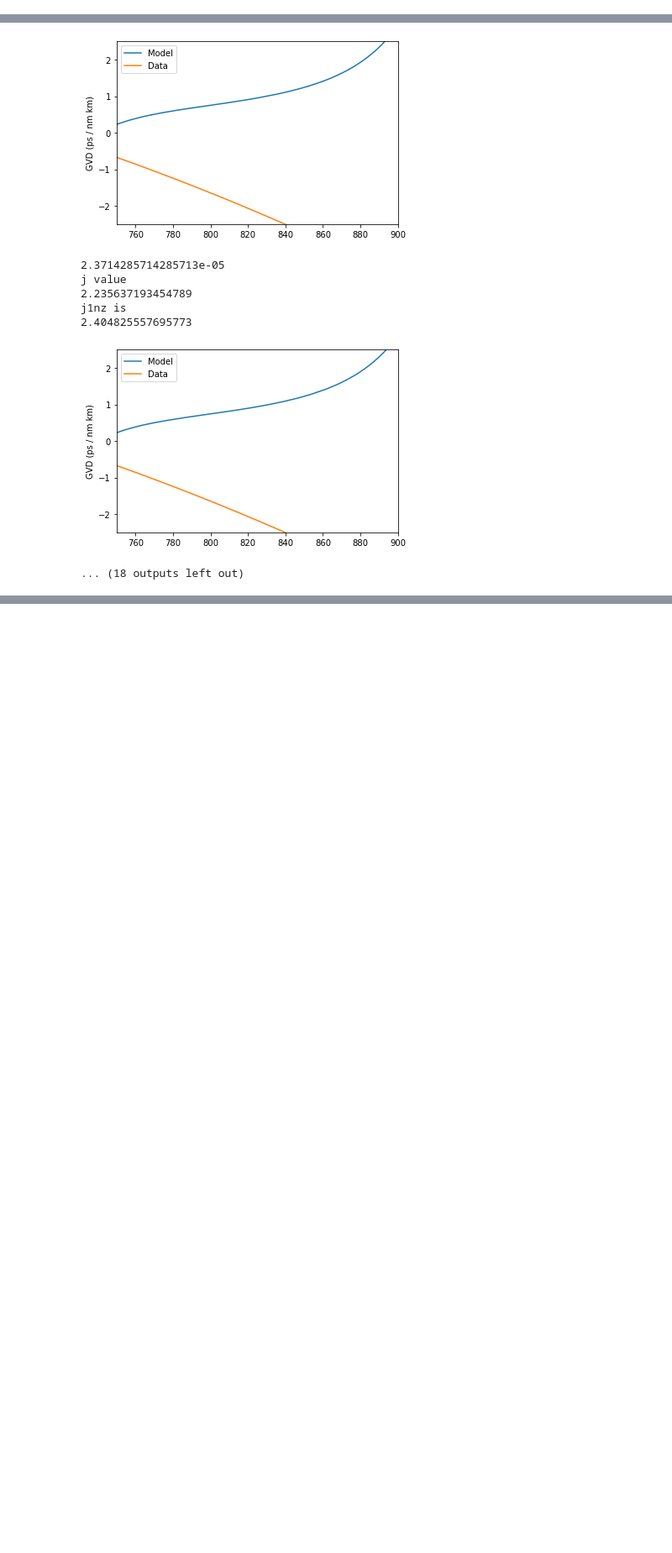
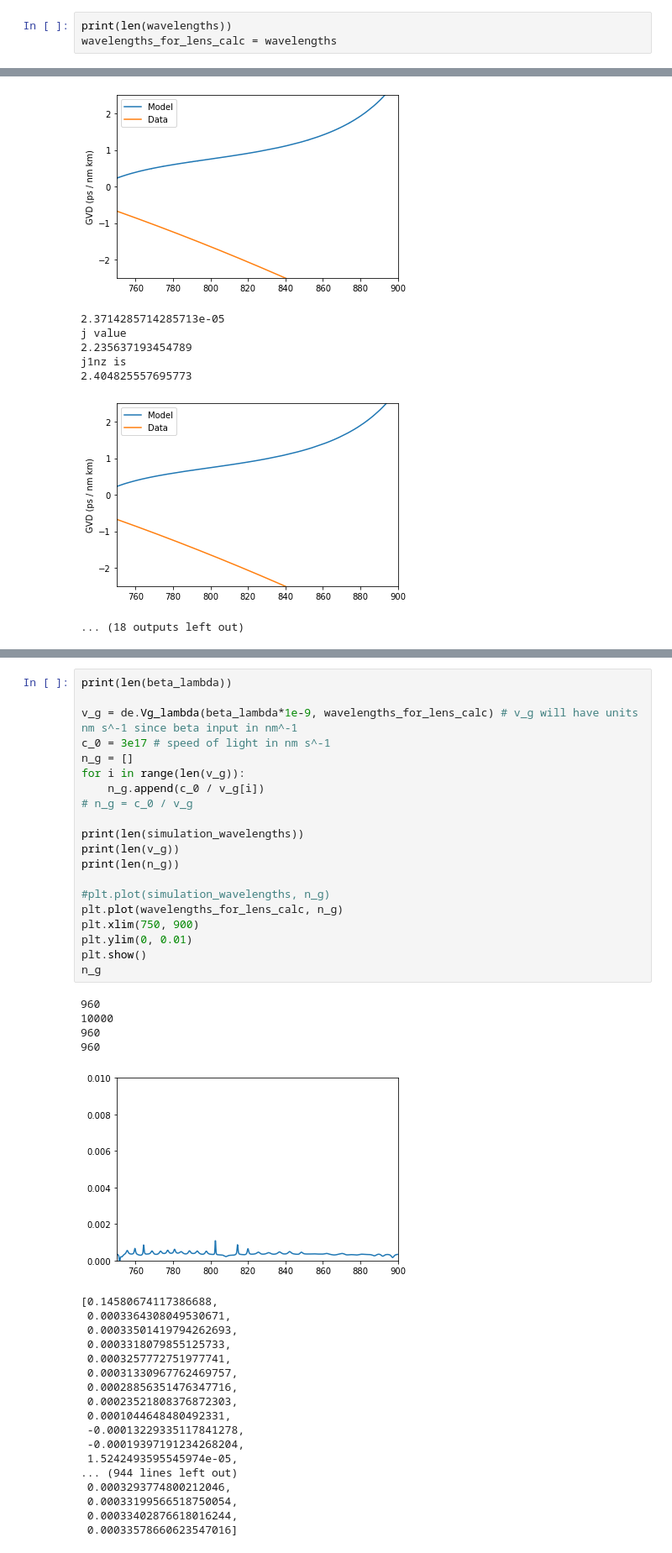
Before and after one commit to jmorse2020/FYP_Simulations, a Jupyter notebook: HCF_FFT_Dispersion_Extraction.ipynb, the cells around one changed output, grey strips where cells are left out. Shown at 84% size. Drawn from its saved outputs; the diff is of its cells as text; blank space fills up the shorter version.

```diff
--- a/HCF_FFT_Dispersion_Extraction.ipynb
+++ b/HCF_FFT_Dispersion_Extraction.ipynb
@@ -338,3 +338,6 @@ def GVD_lambda_func(beta, wavelengths, output_ps_nm_km = True):
     if output_ps_nm_km:
         GVD = np.array(GVD) * 1e24                                      # Converts from s / nm*nm to ps / nm*km (conventional).
     return GVD
+# %%
+print(len(wavelengths))
+wavelengths_for_lens_calc = wavelengths
@@ -677,0 +699,43 @@ j1nz is
+# %%
+print(len(beta_lambda))
+
+v_g = de.Vg_lambda(beta_lambda*1e-9, wavelengths_for_lens_calc) # v_g will have units nm s^-1 since beta input in nm^-1
+c_0 = 3e17 # speed of light in nm s^-1
+n_g = []
+for i in range(len(v_g)):
+    n_g.append(c_0 / v_g[i])
+# n_g = c_0 / v_g
+
+print(len(simulation_wavelengths))
+print(len(v_g))
+print(len(n_g))
+
+#plt.plot(simulation_wavelengths, n_g)
+plt.plot(wavelengths_for_lens_calc, n_g)
+plt.xlim(750, 900)
+plt.ylim(0, 0.01)
+plt.show()
+n_g
+# %% [output]
+960
+10000
+960
+960
+[figure, added]
+[0.14580674117386688,
+ 0.0003364308049530671,
+ 0.00033501419794262693,
+ 0.0003318079855125733,
+ 0.0003257772751977741,
+ 0.00031330967762469757,
+ 0.00028856351476347716,
+ 0.00023521808376872303,
+ 0.0001044648480492331,
+ -0.00013229335117841278,
+ -0.00019397191234268204,
+ 1.5242493595545974e-05,
+... (944 lines left out)
+ 0.0003293774800212046,
+ 0.00033199566518750054,
+ 0.00033402876618016244,
+ 0.00033578660623547016]
```
Also changed, not shown: parts of 11 cells of this notebook.
